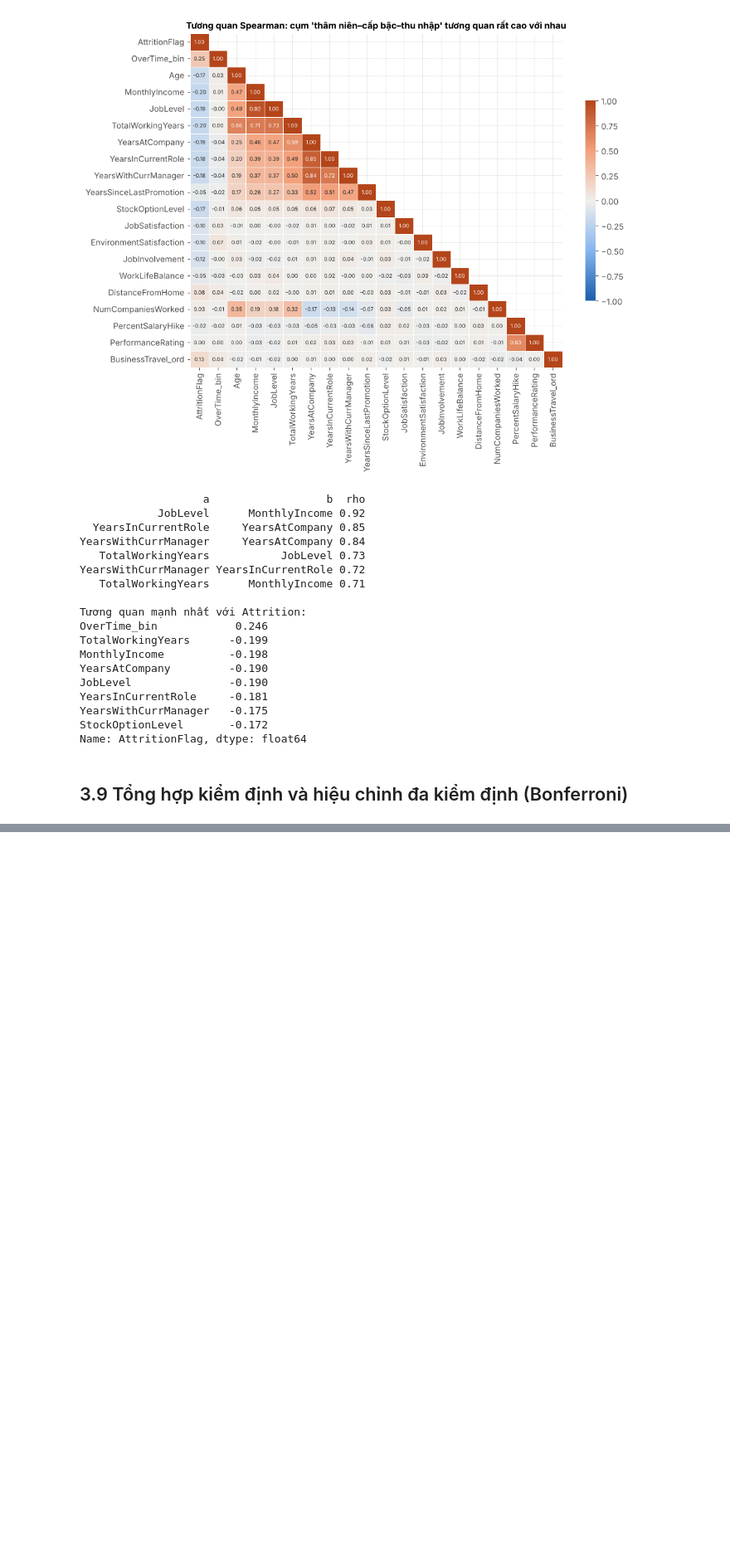
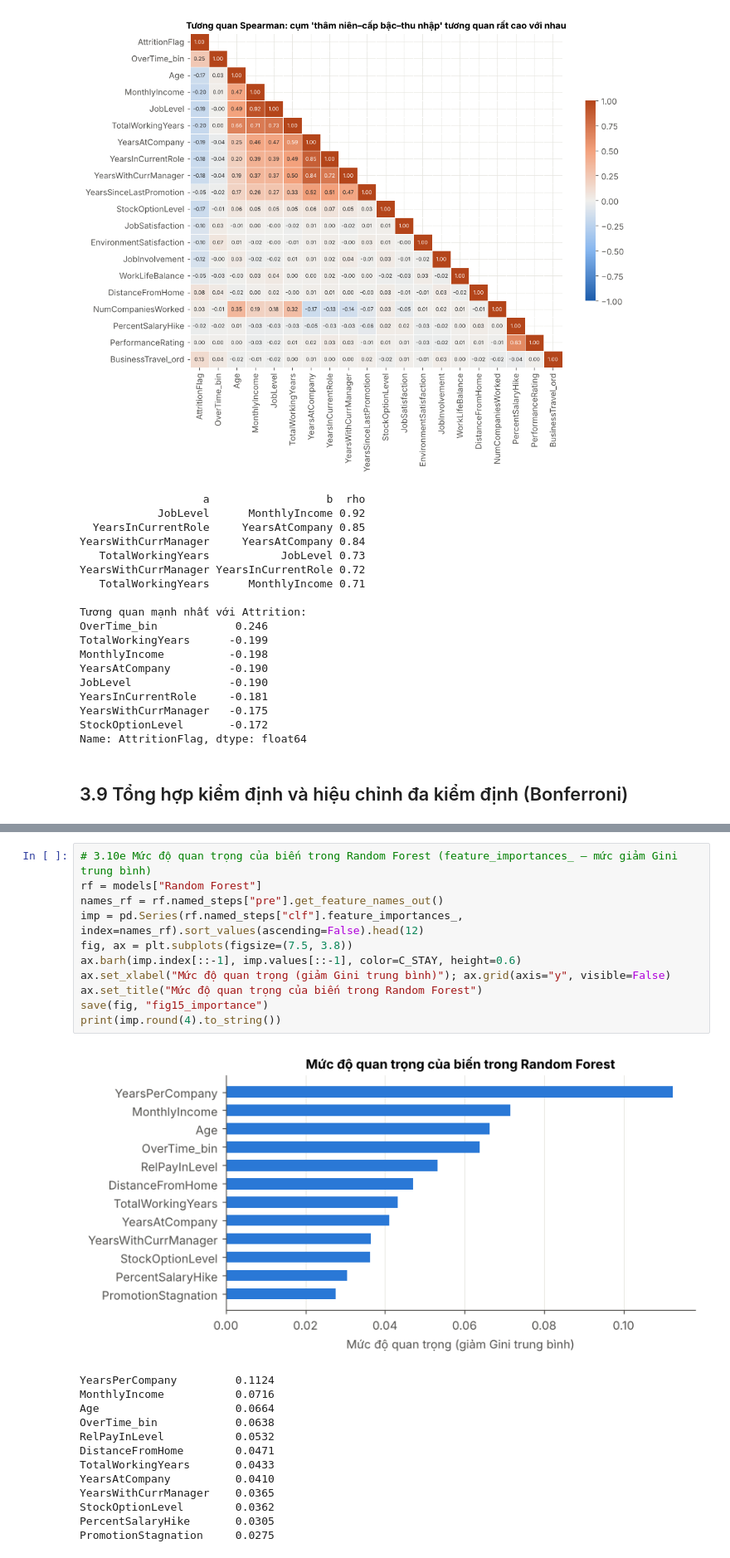
Before and after one commit to trangthu171106/ibm-hr-attrition-analysis, a Jupyter notebook: IBM_HR_Attrition_Analysis.ipynb, the cells around one changed output, grey strips where cells are left out. Shown at 83% size. Cells and saved outputs as stored; diff of their text form; blank space fills up the shorter version.

```diff
--- a/IBM_HR_Attrition_Analysis.ipynb
+++ b/IBM_HR_Attrition_Analysis.ipynb
@@ -796,0 +1005,25 @@ Số biến có ý nghĩa sau hiệu chỉnh: 16 / 28
+# %%
+# 3.10e Mức độ quan trọng của biến trong Random Forest (feature_importances_ — mức giảm Gini trung bình)
+rf = models["Random Forest"]
+names_rf = rf.named_steps["pre"].get_feature_names_out()
+imp = pd.Series(rf.named_steps["clf"].feature_importances_, index=names_rf).sort_values(ascending=False).head(12)
+fig, ax = plt.subplots(figsize=(7.5, 3.8))
+ax.barh(imp.index[::-1], imp.values[::-1], color=C_STAY, height=0.6)
+ax.set_xlabel("Mức độ quan trọng (giảm Gini trung bình)"); ax.grid(axis="y", visible=False)
+ax.set_title("Mức độ quan trọng của biến trong Random Forest")
+save(fig, "fig15_importance")
+print(imp.round(4).to_string())
+# %% [output]
+[figure, added]
+YearsPerCompany         0.1124
+MonthlyIncome           0.0716
+Age                     0.0664
+OverTime_bin            0.0638
+RelPayInLevel           0.0532
+DistanceFromHome        0.0471
+TotalWorkingYears       0.0433
+YearsAtCompany          0.0410
+YearsWithCurrManager    0.0365
+StockOptionLevel        0.0362
+PercentSalaryHike       0.0305
+PromotionStagnation     0.0275
```
Also changed, not shown: parts of 8 cells of this notebook, 3 other files.
